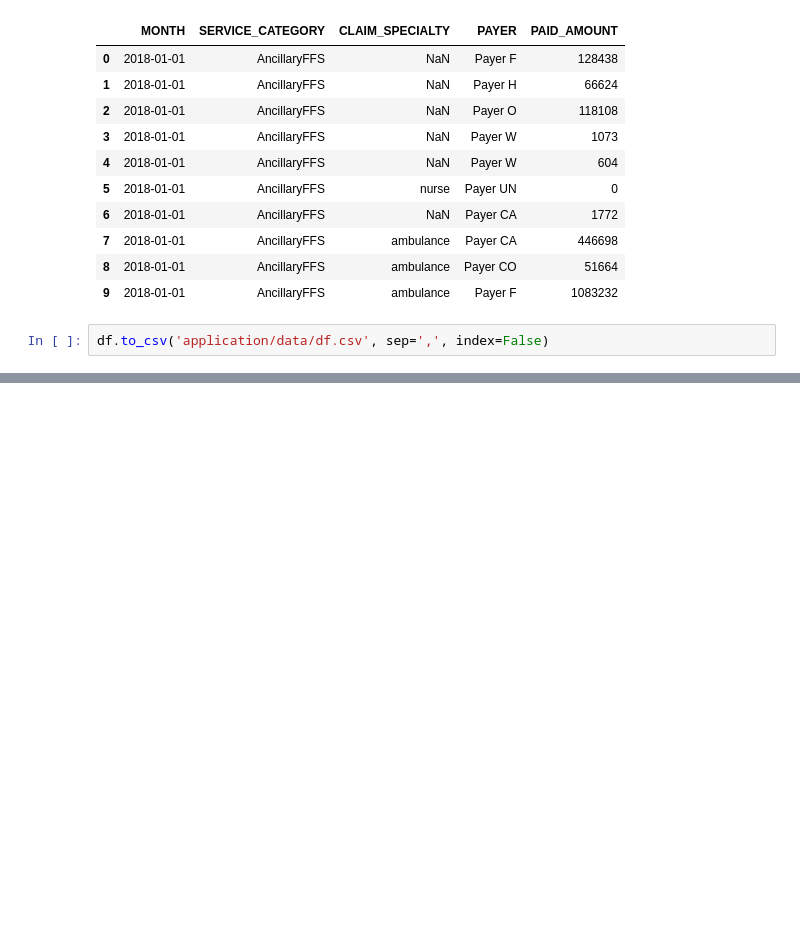
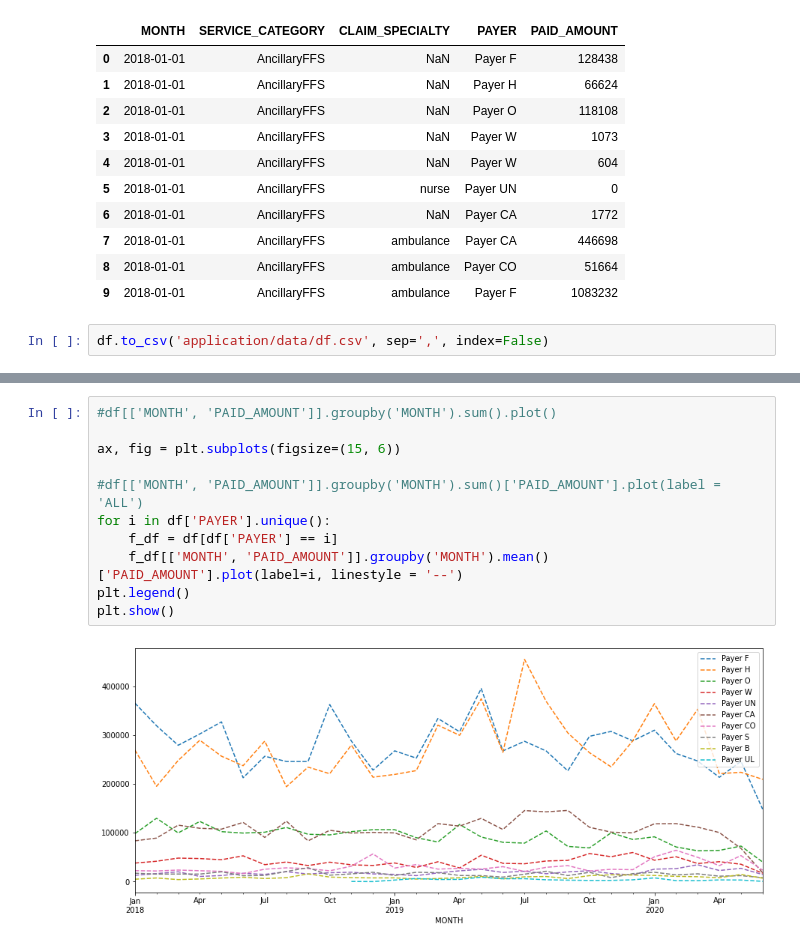
Before and after one commit to artemklopow/novapulsar_task, a Jupyter notebook: data_analysis.ipynb, the cells around one changed output, grey strips where cells are left out. Saved outputs shown, nothing was run; the diff lists cells and outputs as text; blank space fills up the shorter version.

```diff
--- a/data_analysis.ipynb
+++ b/data_analysis.ipynb
@@ -549,0 +740,13 @@ df.to_csv('application/data/df.csv', sep=',', index=False)
+# %%
+#df[['MONTH', 'PAID_AMOUNT']].groupby('MONTH').sum().plot()
+
+ax, fig = plt.subplots(figsize=(15, 6))
+
+#df[['MONTH', 'PAID_AMOUNT']].groupby('MONTH').sum()['PAID_AMOUNT'].plot(label = 'ALL')
+for i in df['PAYER'].unique():
+    f_df = df[df['PAYER'] == i]
+    f_df[['MONTH', 'PAID_AMOUNT']].groupby('MONTH').mean()['PAID_AMOUNT'].plot(label=i, linestyle = '--')
+plt.legend()
+plt.show()
+# %% [output]
+[figure, added]
```
Also changed, not shown: parts of 18 cells of this notebook, 1 other file.
